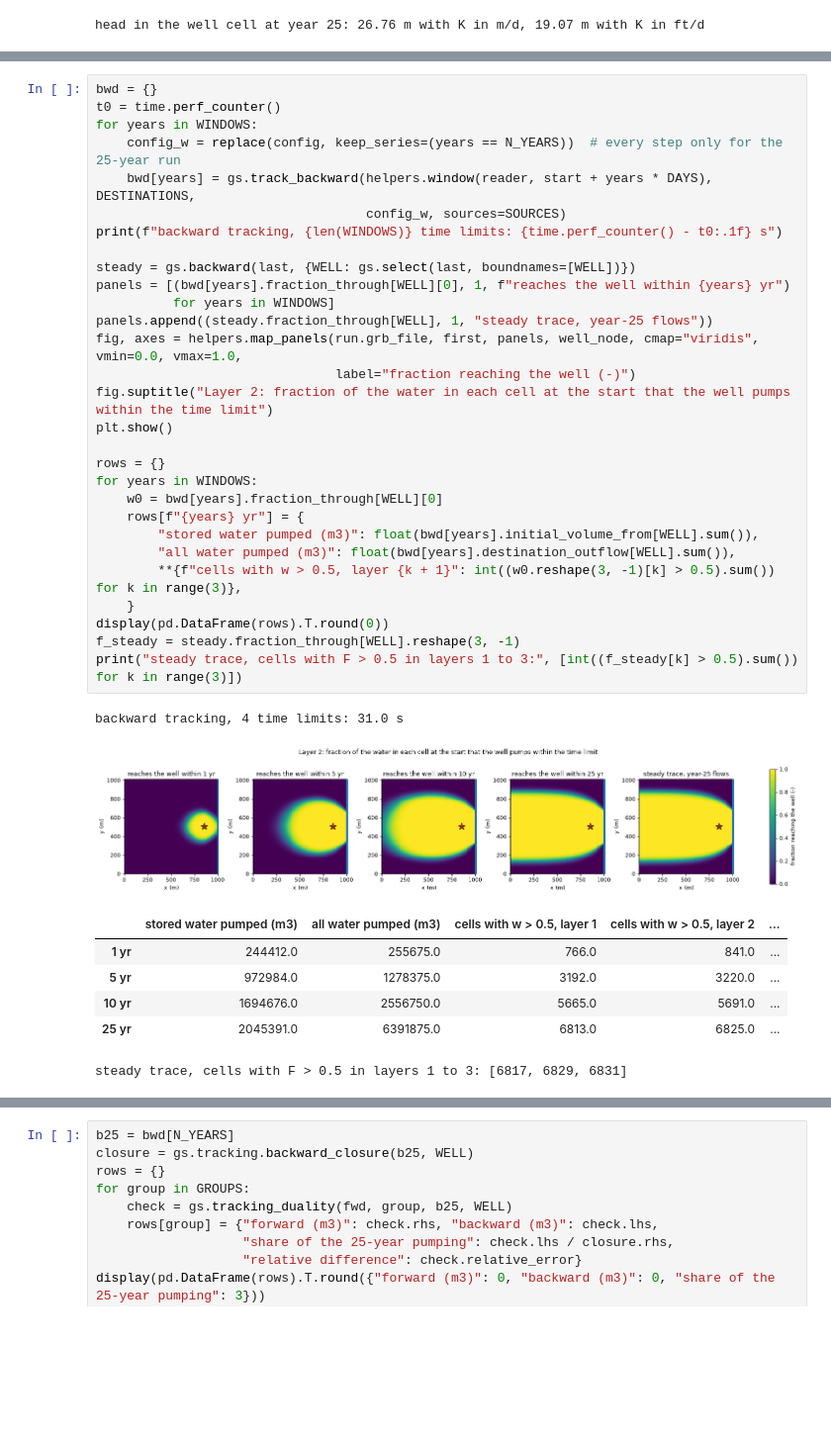
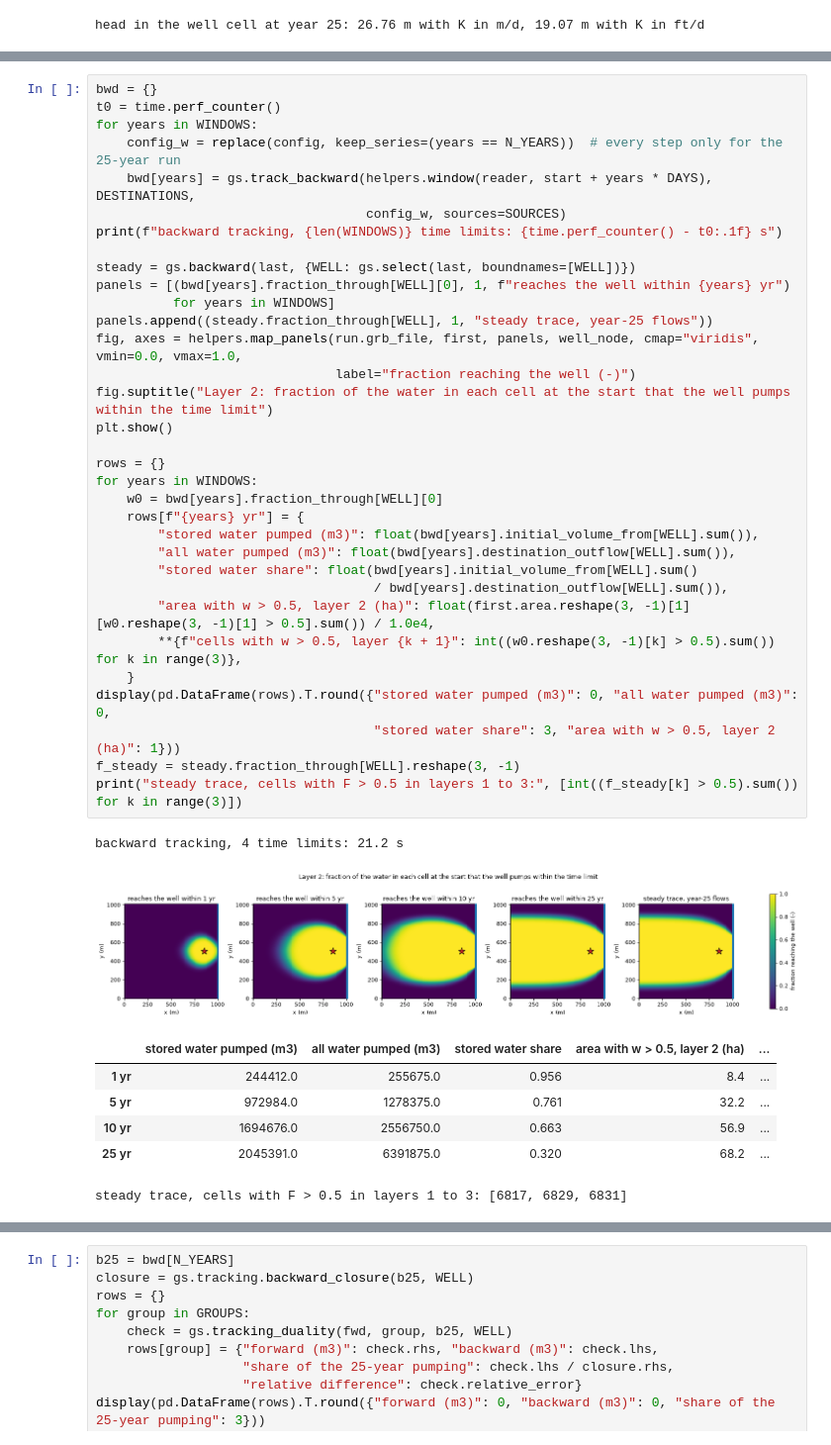
Before and after one commit to rhugman/gw-source, a Jupyter notebook: tutorials/10_unit_concentration/10_unit_concentration.ipynb, the cells around one changed output, grey strips where cells are left out. Shown at 99% size. Saved outputs shown, nothing was run; the diff lists cells and outputs as text; blank space fills up the shorter version.

```diff
--- a/tutorials/10_unit_concentration/10_unit_concentration.ipynb
+++ b/tutorials/10_unit_concentration/10_unit_concentration.ipynb
@@ -433,40 +443,44 @@ The cell below runs the adjoint four times, with the simulation cut at 1, 5, 10
 # %%
 bwd = {}
 t0 = time.perf_counter()
 for years in WINDOWS:
     config_w = replace(config, keep_series=(years == N_YEARS))  # every step only for the 25-year run
     bwd[years] = gs.track_backward(helpers.window(reader, start + years * DAYS), DESTINATIONS,
                                    config_w, sources=SOURCES)
 print(f"backward tracking, {len(WINDOWS)} time limits: {time.perf_counter() - t0:.1f} s")
 
 steady = gs.backward(last, {WELL: gs.select(last, boundnames=[WELL])})
 panels = [(bwd[years].fraction_through[WELL][0], 1, f"reaches the well within {years} yr")
           for years in WINDOWS]
 panels.append((steady.fraction_through[WELL], 1, "steady trace, year-25 flows"))
 fig, axes = helpers.map_panels(run.grb_file, first, panels, well_node, cmap="viridis", vmin=0.0, vmax=1.0,
                                label="fraction reaching the well (-)")
 fig.suptitle("Layer 2: fraction of the water in each cell at the start that the well pumps within the time limit")
 plt.show()
 
 rows = {}
 for years in WINDOWS:
     w0 = bwd[years].fraction_through[WELL][0]
     rows[f"{years} yr"] = {
         "stored water pumped (m3)": float(bwd[years].initial_volume_from[WELL].sum()),
         "all water pumped (m3)": float(bwd[years].destination_outflow[WELL].sum()),
+        "stored water share": float(bwd[years].initial_volume_from[WELL].sum()
+                                    / bwd[years].destination_outflow[WELL].sum()),
+        "area with w > 0.5, layer 2 (ha)": float(first.area.reshape(3, -1)[1][w0.reshape(3, -1)[1] > 0.5].sum()) / 1.0e4,
         **{f"cells with w > 0.5, layer {k + 1}": int((w0.reshape(3, -1)[k] > 0.5).sum()) for k in range(3)},
     }
-display(pd.DataFrame(rows).T.round(0))
+display(pd.DataFrame(rows).T.round({"stored water pumped (m3)": 0, "all water pumped (m3)": 0,
+                                    "stored water share": 3, "area with w > 0.5, layer 2 (ha)": 1}))
 f_steady = steady.fraction_through[WELL].reshape(3, -1)
 print("steady trace, cells with F > 0.5 in layers 1 to 3:", [int((f_steady[k] > 0.5).sum()) for k in range(3)])
 # %% [output]
-backward tracking, 4 time limits: 31.0 s
+backward tracking, 4 time limits: 21.2 s
 [figure]
-|  | stored water pumped (m3) | all water pumped (m3) | cells with w > 0.5, layer 1 | cells with w > 0.5, layer 2 | ... |
-| 1 yr | 244412.0 | 255675.0 | 766.0 | 841.0 | ... |
-| 5 yr | 972984.0 | 1278375.0 | 3192.0 | 3220.0 | ... |
-| 10 yr | 1694676.0 | 2556750.0 | 5665.0 | 5691.0 | ... |
-| 25 yr | 2045391.0 | 6391875.0 | 6813.0 | 6825.0 | ... |
+|  | stored water pumped (m3) | all water pumped (m3) | stored water share | area with w > 0.5, layer 2 (ha) | ... |
+| 1 yr | 244412.0 | 255675.0 | 0.956 | 8.4 | ... |
+| 5 yr | 972984.0 | 1278375.0 | 0.761 | 32.2 | ... |
+| 10 yr | 1694676.0 | 2556750.0 | 0.663 | 56.9 | ... |
+| 25 yr | 2045391.0 | 6391875.0 | 0.320 | 68.2 | ... |
 steady trace, cells with F > 0.5 in layers 1 to 3: [6817, 6829, 6831]
 # %% [markdown]
 Each map shows, for the water in each cell of layer 2 at the start of the simulation, the fraction that the well pumps within the time limit. The table counts the cells where this fraction is above 0.5, and the volumes behind the shares of sections 2 and 4.
```
Also changed, not shown: parts of 17 cells of this notebook.
